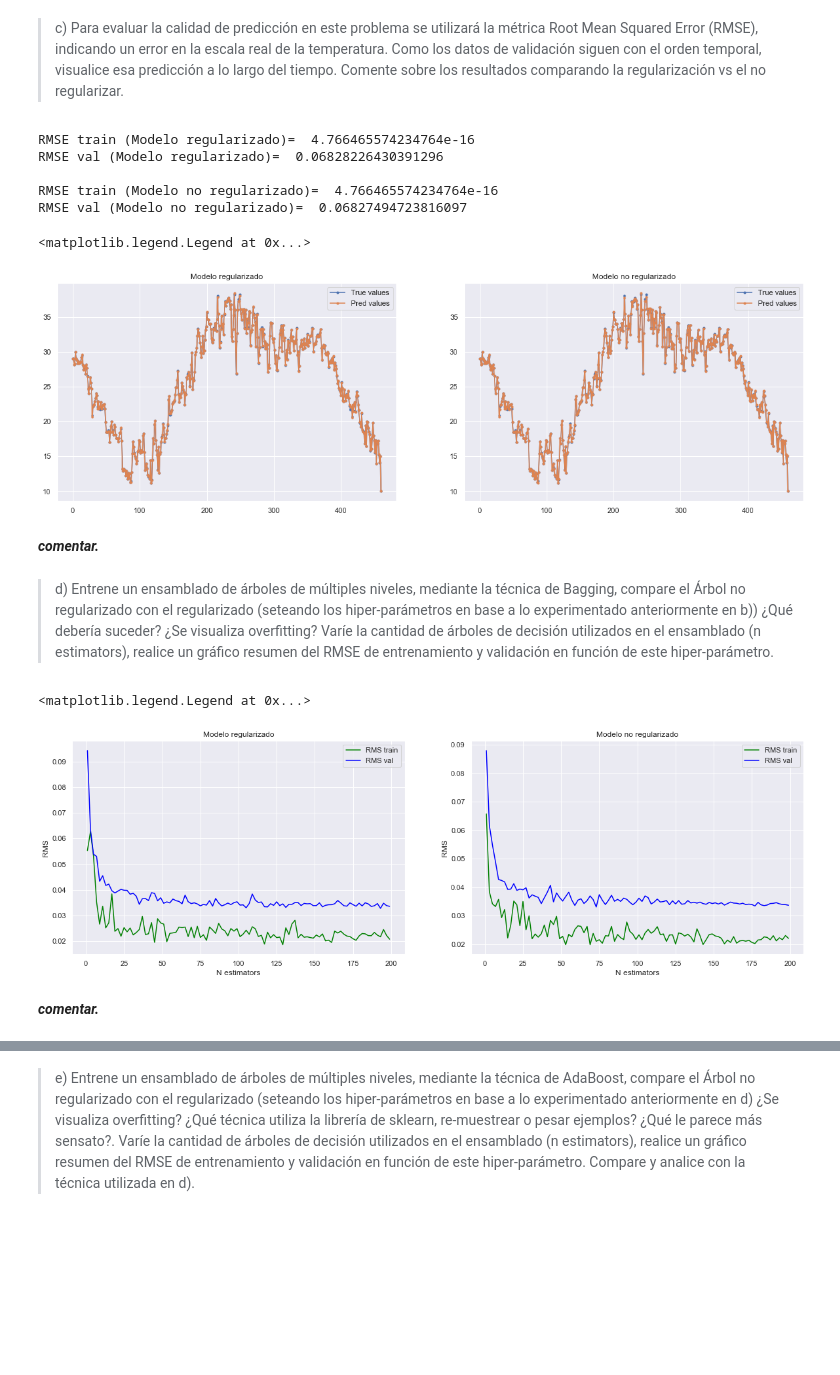
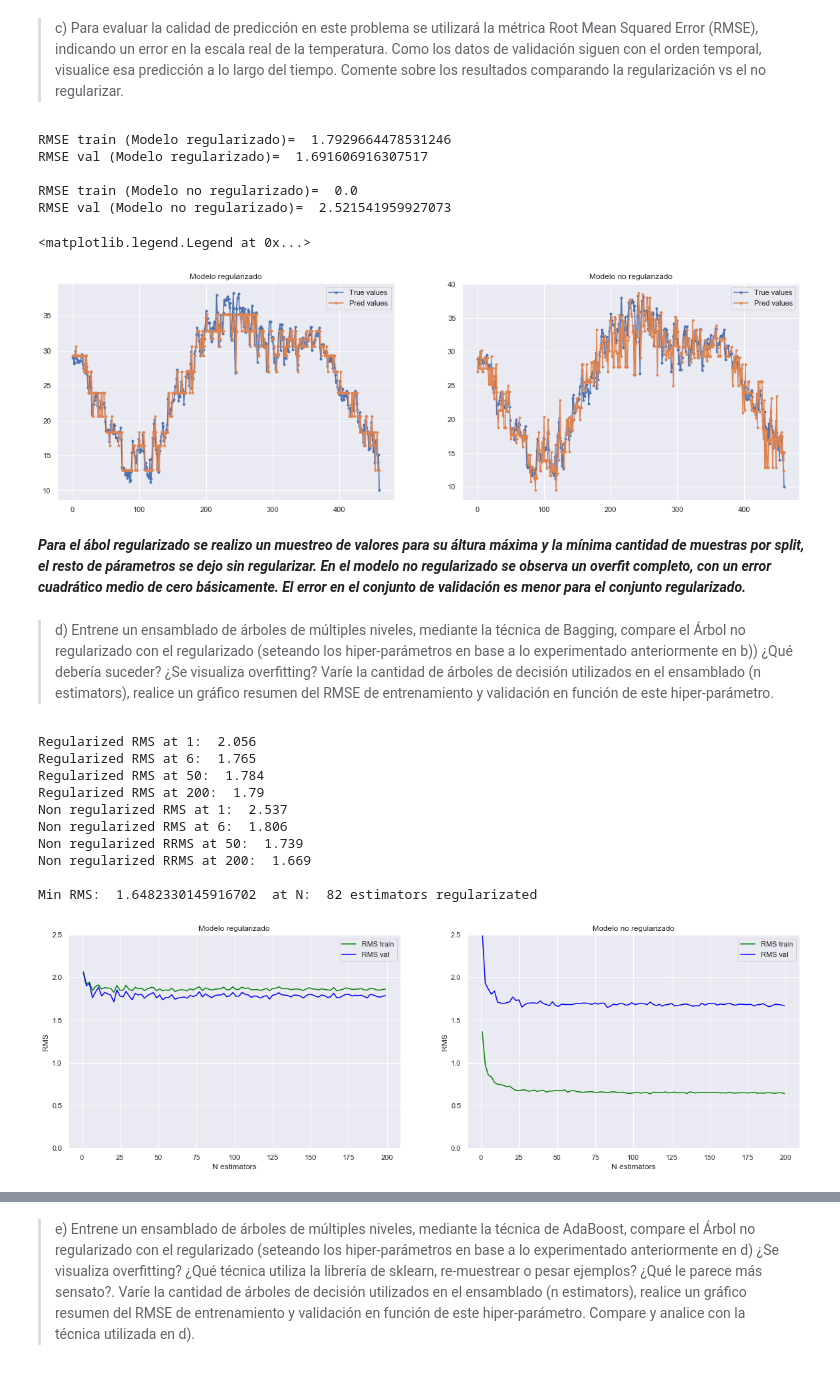
Before and after one commit to Shiroko7/INF-393-Tarea-3, a Jupyter notebook: Tarea 3 parte1.ipynb, the cells around one changed output, grey strips where cells are left out. Saved outputs shown, nothing was run; the diff lists cells and outputs as text; code cells hidden in the pictures; blank space fills up the shorter version.

```diff
--- a/Tarea 3 parte1.ipynb
+++ b/Tarea 3 parte1.ipynb
@@ -50,7 +50,7 @@ df['season'] = [ seasons[month_i - 1] for month_i in df['month'].values ]
 df = pd.get_dummies(df,columns=['season']) #to one hot.. as nominal variable
 ... #any more information?
 #df.drop(["date"], axis=1, inplace=True) #delete date
-params = ['meantemp','humidity','wind_speed','meanpressure','y_value']
-cols = ['meantemp','humidity','wind_speed','meanpressure','y_value','cday','year','month','season_fall','season_rainy','season_summer','season_winter']
+params = ['meantemp','humidity','wind_speed','meanpressure']
+cols = ['meantemp','humidity','wind_speed','meanpressure','cday','year','month','season_fall','season_rainy','season_summer','season_winter']
 df[cols].head(5)
 # %% [output]
@@ -65,7 +65,7 @@ df[cols].head(5)
 # %% [markdown]
 > Cree las matrices de entrenamiento, con los mil primeros registros, y de validación, con el resto. Para evitar el orden natural en que vienen los datos entrenados, realice un *shuffle* aleatorio.
 # %%
-y = df[cols].pop("y_value").values
+y = df["y_value"].values
 X = df[cols].values
 X_train = X[:1000]
 y_train = y[:1000]
@@ -362,5 +357,5 @@ Máximo test_acc: 0.9999, Max depth óptimo: 91 Min samples óptimo: 2
 # %%
 #Modelo regularizado
-model = Tree(max_depth=91,min_samples_split=2)
+model = Tree(max_depth=11 ,min_samples_split=142)
 model.fit(X_train,y_train)
 # %% [output]
@@ -400,15 +397,15 @@ plt.plot(y_val_hat, '.-' ,label="Pred values")
 plt.title('Modelo no regularizado')
 plt.legend()
 # %% [output]
-RMSE train (Modelo regularizado)=  4.766465574234764e-16
-RMSE val (Modelo regularizado)=  0.06828226430391296
+RMSE train (Modelo regularizado)=  1.7929664478531246
+RMSE val (Modelo regularizado)=  1.691606916307517
 
-RMSE train (Modelo no regularizado)=  4.766465574234764e-16
-RMSE val (Modelo no regularizado)=  0.06827494723816097
+RMSE train (Modelo no regularizado)=  0.0
+RMSE val (Modelo no regularizado)=  2.521541959927073
 <matplotlib.legend.Legend at 0x...>
-[figure, old version]
+[figure, new version]
-# %% [markdown]
-***comentar.***
+# %% [markdown]
+***Para el ábol regularizado se realizo un muestreo de valores para su áltura máxima y la mínima cantidad de muestras por split, el resto de párametros se dejo sin regularizar. En el modelo no regularizado se observa un overfit completo, con un error cuadrático medio de cero básicamente. El error en el conjunto de validación es menor para el conjunto regularizado.***
 # %% [markdown]
 > d) Entrene un ensamblado de árboles de múltiples niveles, mediante la técnica de Bagging, compare el Árbol no regularizado con el regularizado (seteando los hiper-parámetros en base a lo experimentado anteriormente en b)) ¿Qué debería suceder? ¿Se visualiza overfitting? Varíe la cantidad de árboles de decisión utilizados en el ensamblado (n estimators), realice un gráfico resumen del RMSE de entrenamiento y validación en función de este hiper-parámetro.
 # %%
@@ -421,7 +418,7 @@ rmse_val_r=[]
 N_estimators=range(1,200,2)
 
 for i in N_estimators:
-    model = BaggingRegressor(base_estimator=Tree(max_depth=91,min_samples_split=2), n_estimators=i, n_jobs=-1)
+    model = BaggingRegressor(base_estimator=Tree(max_depth=11,min_samples_split=142), n_estimators=i, n_jobs=-1)
     model.fit(X_train,y_train)
     y_train_hat = model.predict(X_train)
     y_val_hat = model.predict(X_val)
@@ -442,25 +439,64 @@ for i in N_estimators:
 # %%
 plt.figure(figsize=(20,6))
 
 #Modelo regularizado
 plt.subplot(121)
 plt.plot(N_estimators, rmse_train_r, c = 'green', label = 'RMS train')
 plt.plot(N_estimators, rmse_val_r, c = 'blue', label = 'RMS val')
 plt.xlabel("N estimators")
 plt.ylabel("RMS")
 plt.title('Modelo regularizado')
+plt.ylim(0,2.5)
 plt.legend()
 
 #Modelo no regularizado
 plt.subplot(122)
 plt.plot(N_estimators, rmse_train, c = 'green', label = 'RMS train')
 plt.plot(N_estimators, rmse_val, c = 'blue', label = 'RMS val')
 plt.xlabel("N estimators")
 plt.ylabel("RMS")
 plt.title('Modelo no regularizado')
+plt.ylim(0,2.5)
 plt.legend()
+
+print('Regularized RMS at 1: ', round(rmse_val_r[0],3))
+print('Regularized RMS at 6: ', round(rmse_val_r[3],3))
+print('Regularized RMS at 50: ', round(rmse_val_r[12],3))
+print('Regularized RMS at 200: ', round(rmse_val_r[99],3))
+
+print('Non regularized RMS at 1: ', round(rmse_val[0],3))
+print('Non regularized RMS at 6: ', round(rmse_val[3],3))
+print('Non regularized RRMS at 50: ', round(rmse_val[12],3))
+print('Non regularized RRMS at 200: ', round(rmse_val[99],3))
+
+
+print('')
+min_re = 1e7
+i_re = 0
+min_unre = 1e7
+i_unre = 0
+for i in range(len(rmse_val_r)):
+    if rmse_val[i] < min_re:
+        min_unre = rmse_val[i]
+        i_unre = i
+
+for i in range(len(rmse_val)):
+    if rmse_val[i] < min_re:
+        min_re = rmse_val[i]
+        i_re = i
+if min_re < min_unre:
+    print('Min RMS: ', min_re ,' at N: ', i_re*2,'estimators regularizated')
+else:
+    print('Min RMS: ', min_unre ,' at N: ', i_unre*2,'estimators non-regularizated')
 # %% [output]
-<matplotlib.legend.Legend at 0x...>
+Regularized RMS at 1:  2.056
+Regularized RMS at 6:  1.765
+Regularized RMS at 50:  1.784
+Regularized RMS at 200:  1.79
+Non regularized RMS at 1:  2.537
+Non regularized RMS at 6:  1.806
+Non regularized RRMS at 50:  1.739
+Non regularized RRMS at 200:  1.669
+
+Min RMS:  1.6482330145916702  at N:  82 estimators regularizated
-[figure, old version]
+[figure, new version]
-# %% [markdown]
-***comentar.***
```
Also changed, not shown: parts of 41 cells of this notebook.
